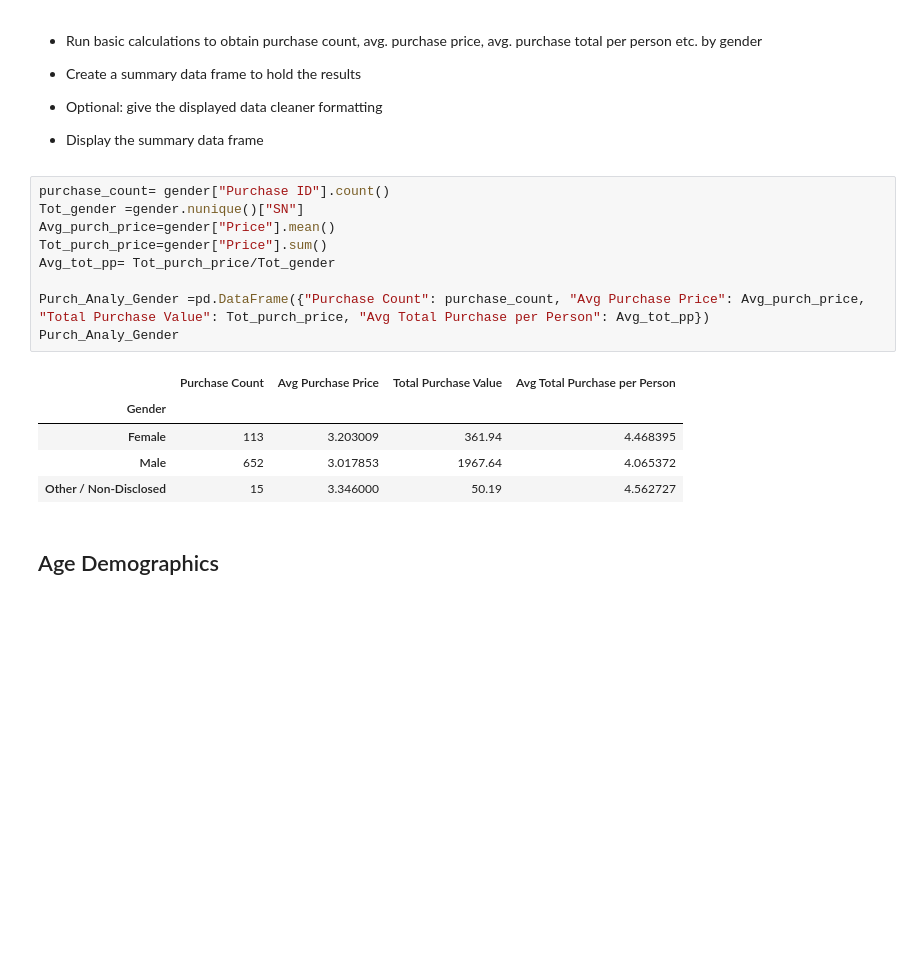
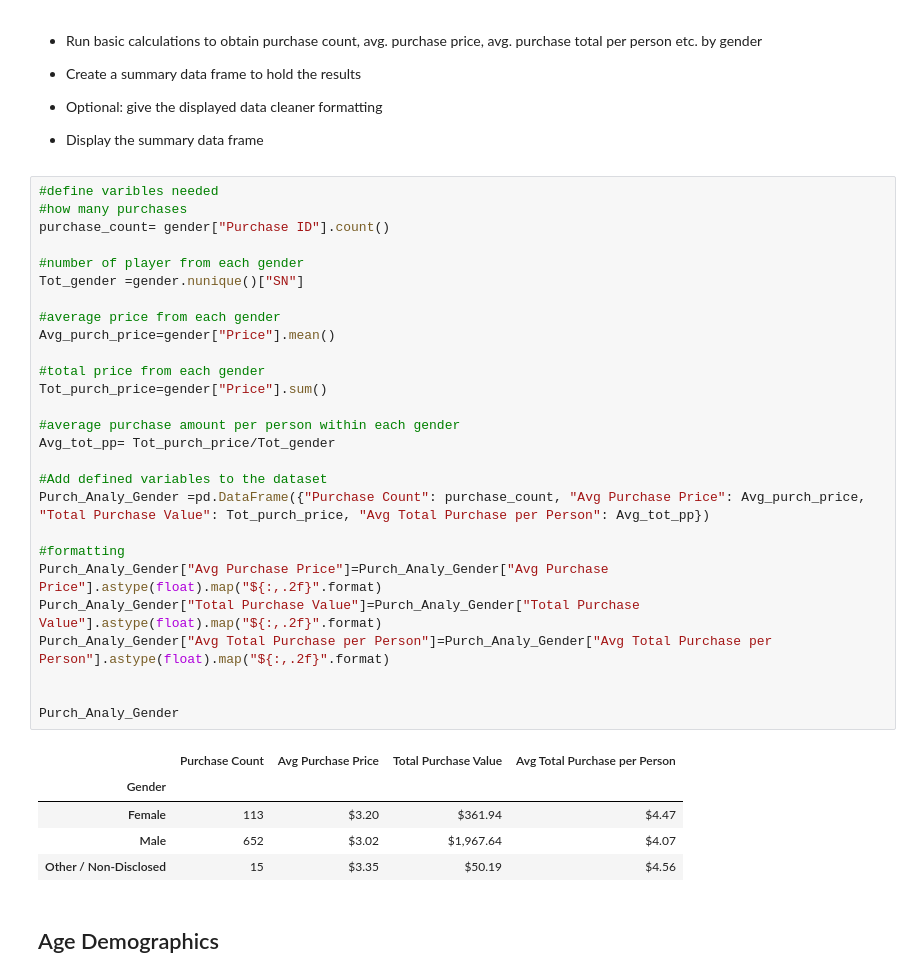
Before and after one commit to AmyAndersson/HeroesOfPymoli, a Jupyter notebook: HeroesOfPymoli_starter.ipynb, the cells around one changed output. Drawn from its saved outputs; the diff is of its cells as text; blank space fills up the shorter version.

```diff
--- a/HeroesOfPymoli_starter.ipynb
+++ b/HeroesOfPymoli_starter.ipynb
@@ -119,20 +124,38 @@ Gender_demo_df
 
 * Display the summary data frame
 # %%
+#define varibles needed
+#how many purchases
 purchase_count= gender["Purchase ID"].count()
+
+#number of player from each gender
 Tot_gender =gender.nunique()["SN"]
+
+#average price from each gender
 Avg_purch_price=gender["Price"].mean()
+
+#total price from each gender
 Tot_purch_price=gender["Price"].sum()
+
+#average purchase amount per person within each gender
 Avg_tot_pp= Tot_purch_price/Tot_gender
 
+#Add defined variables to the dataset
 Purch_Analy_Gender =pd.DataFrame({"Purchase Count": purchase_count, "Avg Purchase Price": Avg_purch_price, "Total Purchase Value": Tot_purch_price, "Avg Total Purchase per Person": Avg_tot_pp})
+
+#formatting
+Purch_Analy_Gender["Avg Purchase Price"]=Purch_Analy_Gender["Avg Purchase Price"].astype(float).map("${:,.2f}".format)
+Purch_Analy_Gender["Total Purchase Value"]=Purch_Analy_Gender["Total Purchase Value"].astype(float).map("${:,.2f}".format)
+Purch_Analy_Gender["Avg Total Purchase per Person"]=Purch_Analy_Gender["Avg Total Purchase per Person"].astype(float).map("${:,.2f}".format)
+
+
 Purch_Analy_Gender
 # %% [output]
 |  | Purchase Count | Avg Purchase Price | Total Purchase Value | Avg Total Purchase per Person |
 | Gender |  |  |  |  |
-| Female | 113 | 3.203009 | 361.94 | 4.468395 |
-| Male | 652 | 3.017853 | 1967.64 | 4.065372 |
-| Other / Non-Disclosed | 15 | 3.346000 | 50.19 | 4.562727 |
+| Female | 113 | $3.20 | $361.94 | $4.47 |
+| Male | 652 | $3.02 | $1,967.64 | $4.07 |
+| Other / Non-Disclosed | 15 | $3.35 | $50.19 | $4.56 |
 # %% [markdown]
 ## Age Demographics
 # %% [markdown]
```
Also changed, not shown: parts of 18 cells of this notebook.
